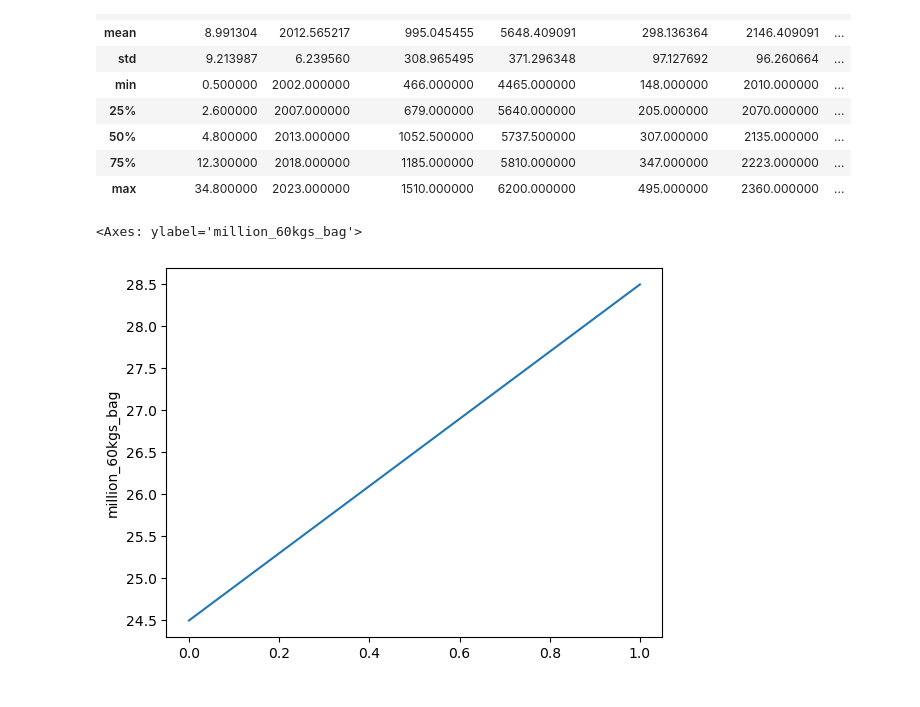
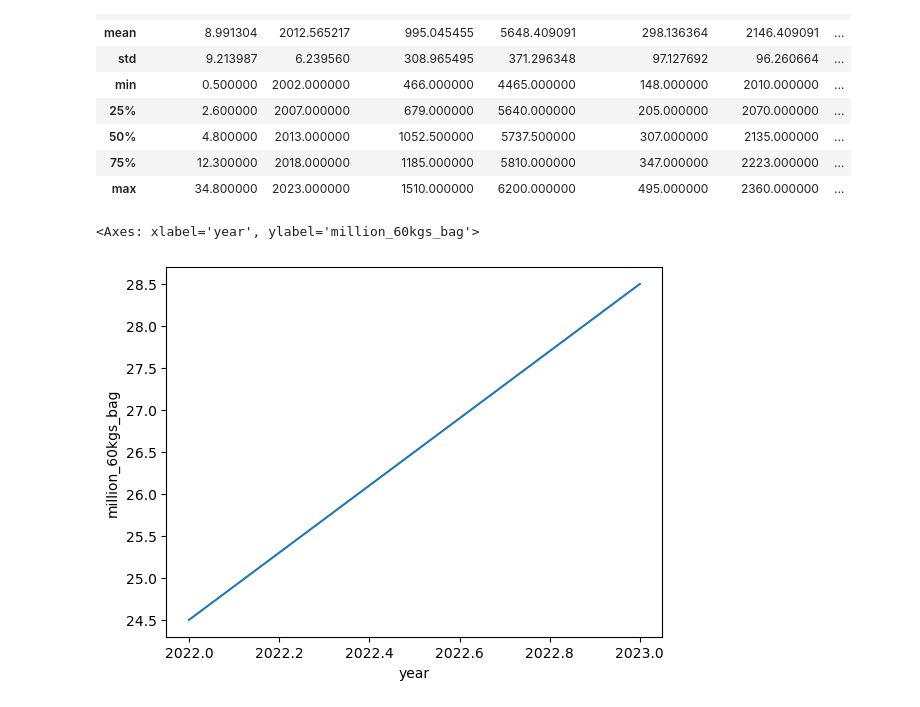
Before and after one commit to dq93/WeatherAPI, a Jupyter notebook: notebooks/explore_weather.ipynb, the cells around one changed output. Saved outputs shown, nothing was run; the diff lists cells and outputs as text; code cells hidden in the pictures.

```diff
--- a/notebooks/explore_weather.ipynb
+++ b/notebooks/explore_weather.ipynb
@@ -30,7 +31,7 @@ br_data.describe()
 | 75% | 12.300000 | 2018.000000 | 1185.000000 | 5810.000000 | 347.000000 | 2223.000000 | ... |
 | max | 34.800000 | 2023.000000 | 1510.000000 | 6200.000000 | 495.000000 | 2360.000000 | ... |
 # %%
-sns.lineplot(merged_data["million_60kgs_bag"])
+sns.lineplot(data=merged_data, x='year', y="million_60kgs_bag")
 # %% [output]
-<Axes: ylabel='million_60kgs_bag'>
+<Axes: xlabel='year', ylabel='million_60kgs_bag'>
-[figure, old version]
+[figure, new version]
```
Also changed, not shown: parts of 10 cells of this notebook.
